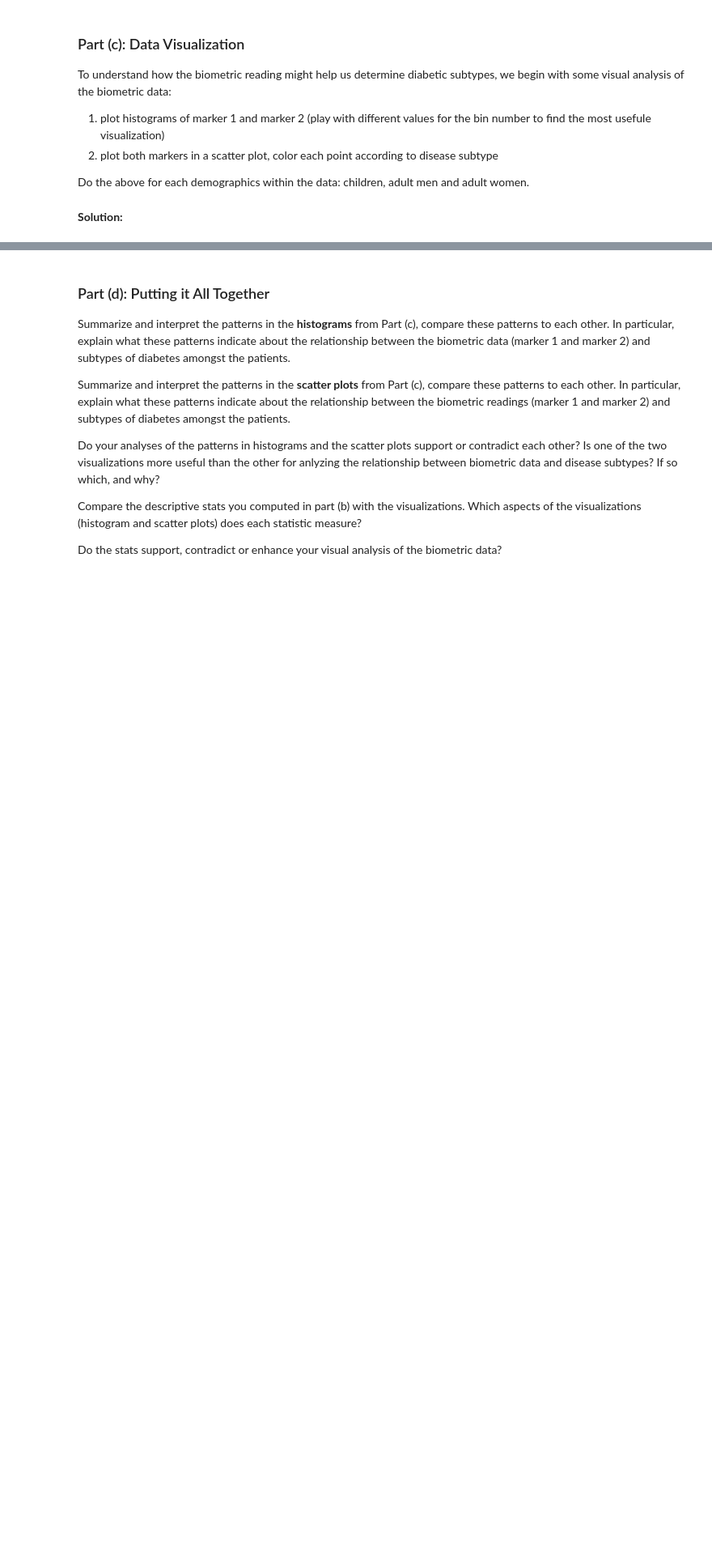
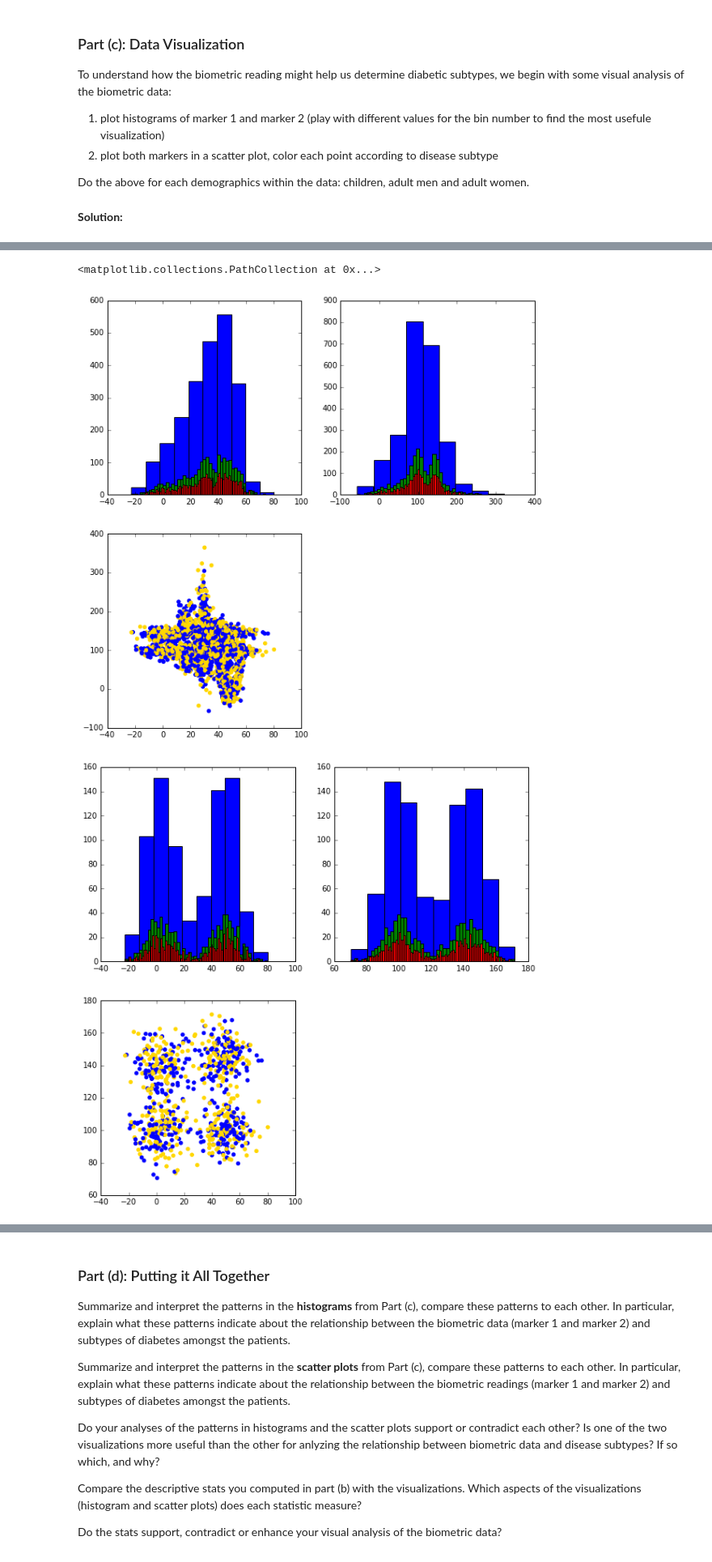
Before and after one commit to hecerinc/cs109a, a Jupyter notebook: keery_sean_CS109a_HW1.ipynb, the cells around one changed output, grey strips where cells are left out. Shown: that part at 81% size. Saved outputs shown, nothing was run; the diff lists cells and outputs as text; code cells hidden in the pictures; blank space fills up the shorter version.

Commit message:
1c all colored

```diff
--- a/keery_sean_CS109a_HW1.ipynb
+++ b/keery_sean_CS109a_HW1.ipynb
@@ -299,0 +281,71 @@ mk3.scatter(df['marker_1'],df['marker_2'])
+# %%
+fig=plt.figure(figsize=(10,10))
+# marker 1 histogram
+mk1=fig.add_subplot(221)
+mk1.hist(df['marker_1'],10)
+mk1.hist(df['marker_1'],50)
+mk1.hist(df['marker_1'],100)
+# marker 2 histogram
+mk2=fig.add_subplot(222)
+mk2.hist(df['marker_2'],10)
+mk2.hist(df['marker_2'],50)
+mk2.hist(df['marker_2'],100)
+
+# marker 1 v marker 2 scatter
+mk3=fig.add_subplot(223)
+mk3.scatter(df['marker_1'],df['marker_2'],color=['blue','gold'])
+
+#figure 2 children
+fig2=plt.figure(figsize=(10,10))
+# marker 1 histogram
+mk1=fig2.add_subplot(221)
+mk1.hist(child_data['marker_1'],10)
+mk1.hist(child_data['marker_1'],50)
+mk1.hist(child_data['marker_1'],100)
+# marker 2 histogram
+mk2=fig2.add_subplot(222)
+mk2.hist(child_data['marker_2'],10)
+mk2.hist(child_data['marker_2'],50)
+mk2.hist(child_data['marker_2'],100)
+
+# marker 1 v marker 2 scatter
+mk3=fig2.add_subplot(223)
+mk3.scatter(child_data['marker_1'],child_data['marker_2'],color=['blue','gold'])
+
+#figure 3 adult males
+fig3=plt.figure(figsize=(10,10))
+# marker 1 histogram
+mk1=fig3.add_subplot(221)
+mk1.hist(male_data['marker_1'],10)
+mk1.hist(male_data['marker_1'],50)
+mk1.hist(male_data['marker_1'],100)
+# marker 2 histogram
+mk2=fig3.add_subplot(222)
+mk2.hist(male_data['marker_2'],10)
+mk2.hist(male_data['marker_2'],50)
+mk2.hist(male_data['marker_2'],100)
+
+# marker 1 v marker 2 scatter
+mk3=fig3.add_subplot(223)
+mk3.scatter(male_data['marker_1'],male_data['marker_2'],color=['blue','gold'])
+
+#figure 4 adult females
+fig4=plt.figure(figsize=(10,10))
+# marker 1 histogram
+mk1=fig4.add_subplot(221)
+mk1.hist(female_data['marker_1'],10)
+mk1.hist(female_data['marker_1'],50)
+mk1.hist(female_data['marker_1'],100)
+# marker 2 histogram
+mk2=fig4.add_subplot(222)
+mk2.hist(female_data['marker_2'],10)
+mk2.hist(female_data['marker_2'],50)
+mk2.hist(female_data['marker_2'],100)
+
+# marker 1 v marker 2 scatter
+mk3=fig4.add_subplot(223)
+mk3.scatter(female_data['marker_1'],female_data['marker_2'],color=['blue','gold'])
+# %% [output]
+<matplotlib.collections.PathCollection at 0x...>
+[figure, added]
+[figure, added]
```
Also changed, not shown: parts of 2 cells of this notebook.
